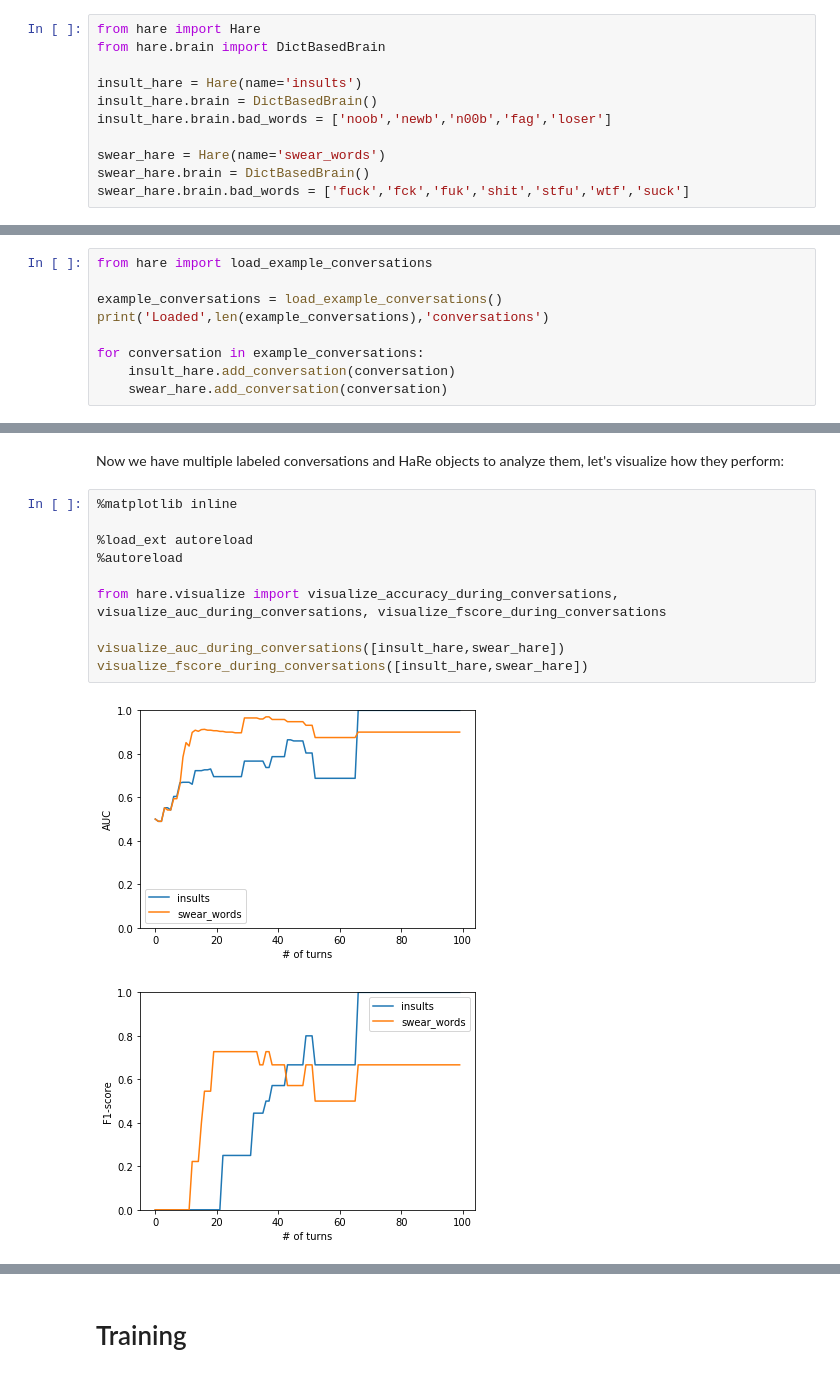
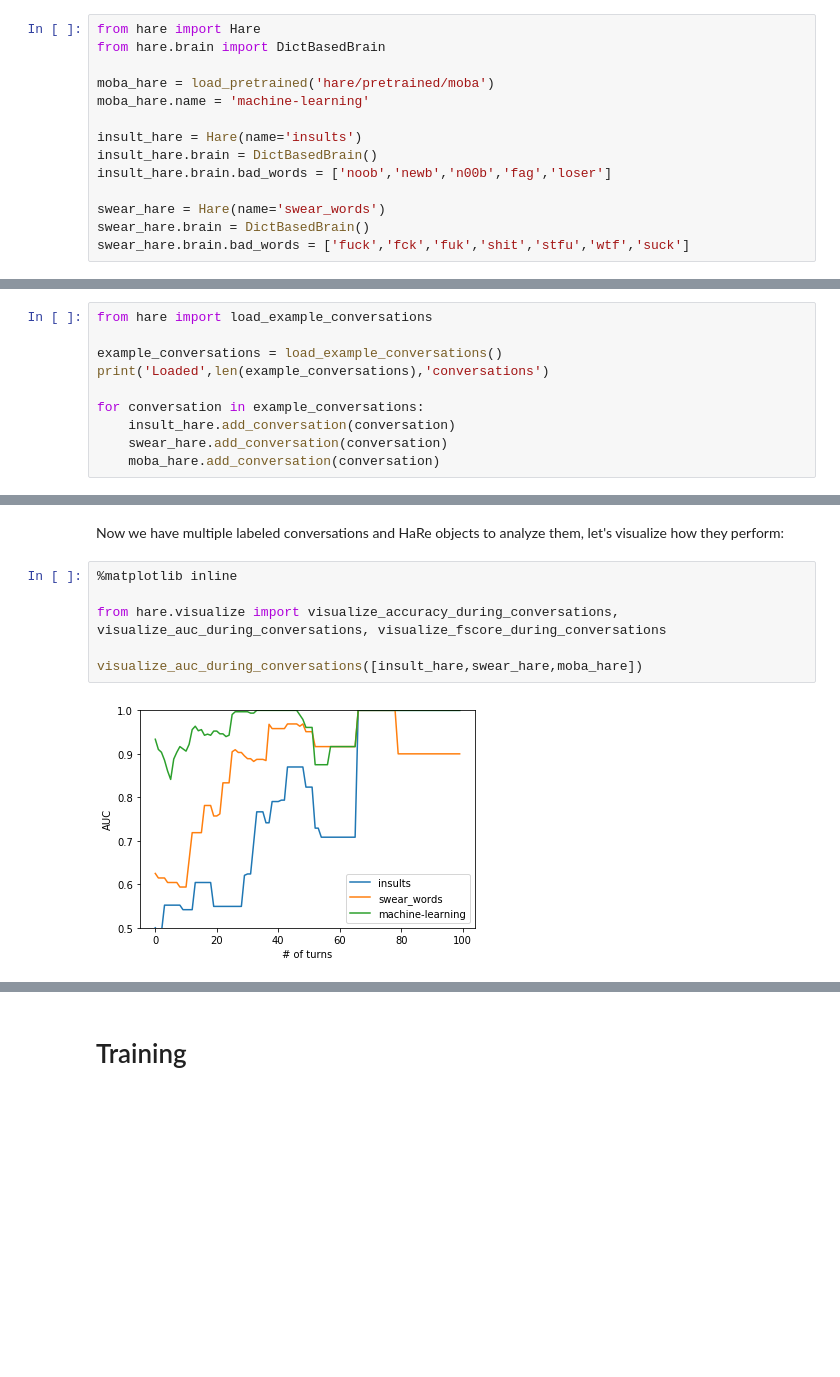
Before and after one commit to Woseseltops/HaRe, a Jupyter notebook: HaRe.ipynb, the cells around one changed output, grey strips where cells are left out. Saved outputs shown, nothing was run; the diff lists cells and outputs as text; blank space fills up the shorter version.

```diff
--- a/HaRe.ipynb
+++ b/HaRe.ipynb
@@ -100,6 +93,9 @@ Below we create two simple Hare objects that identify toxicity based on word lis
 # %%
 from hare import Hare
 from hare.brain import DictBasedBrain
+
+moba_hare = load_pretrained('hare/pretrained/moba')
+moba_hare.name = 'machine-learning'
 
 insult_hare = Hare(name='insults')
 insult_hare.brain = DictBasedBrain()
@@ -119,6 +115,7 @@ print('Loaded',len(example_conversations),'conversations')
 for conversation in example_conversations:
     insult_hare.add_conversation(conversation)
     swear_hare.add_conversation(conversation)
+    moba_hare.add_conversation(conversation)
 # %% [output]
 Loaded 8 conversations
 # %% [markdown]
@@ -126,13 +123,8 @@ Now we have multiple labeled conversations and HaRe objects to analyze them, let
 # %%
 %matplotlib inline
 
-%load_ext autoreload
-%autoreload
-
 from hare.visualize import visualize_accuracy_during_conversations, visualize_auc_during_conversations, visualize_fscore_during_conversations
 
-visualize_auc_during_conversations([insult_hare,swear_hare])
-visualize_fscore_during_conversations([insult_hare,swear_hare])
+visualize_auc_during_conversations([insult_hare,swear_hare,moba_hare])
 # %% [output]
-[figure, old version]
+[figure, new version]
-[figure, removed]
```
Also changed, not shown: parts of 17 cells of this notebook, 3 other files.
